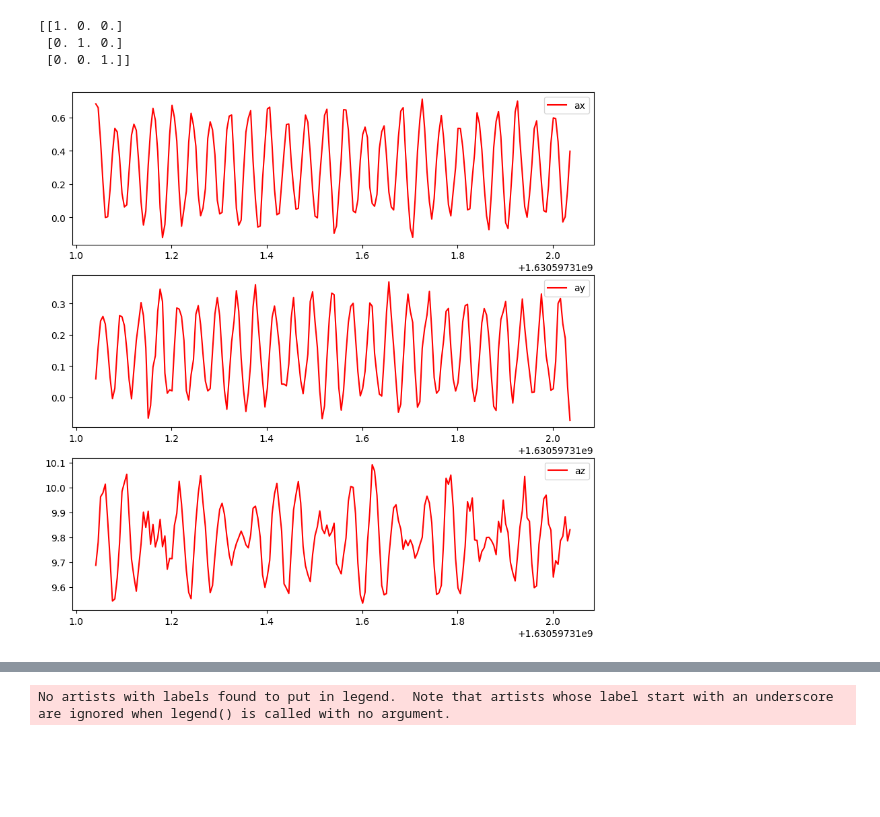
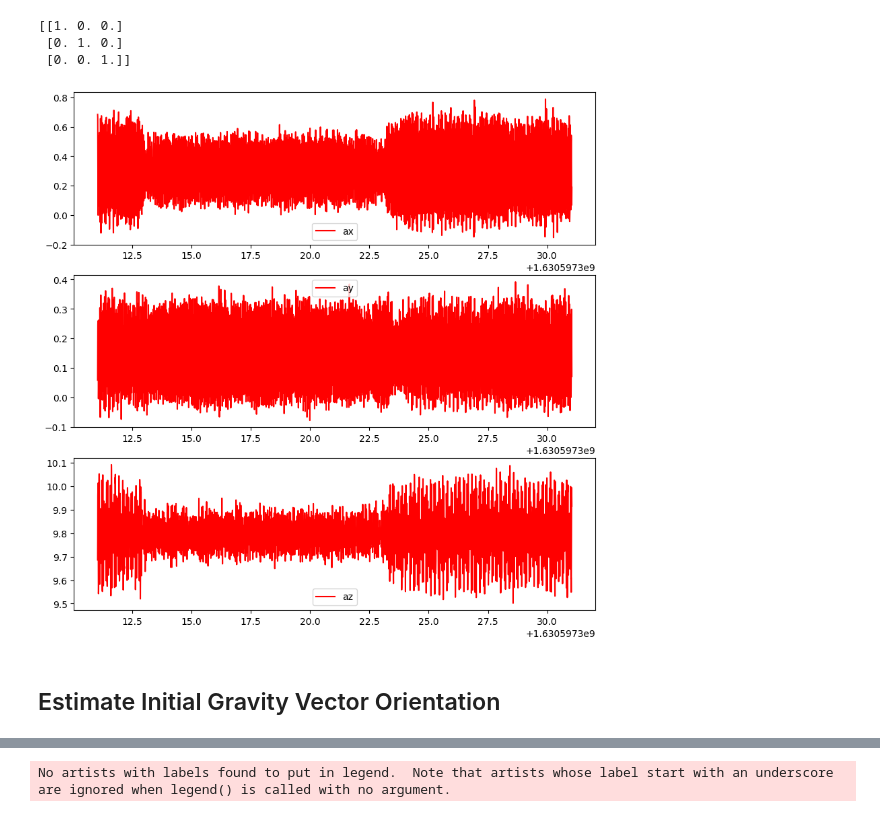
Before and after one commit to utiasASRL/steam_icp, a Jupyter notebook: script/visualize_debug.ipynb, the cells around one changed output, grey strips where cells are left out. Saved outputs shown, nothing was run; the diff lists cells and outputs as text; code cells hidden in the pictures; blank space fills up the shorter version.

```diff
--- a/script/visualize_debug.ipynb
+++ b/script/visualize_debug.ipynb
@@ -253,27 +252,27 @@ def downsample_imu(data, downsample_rate=2):
         out[:, i] = signal.resample(data[:, i], N2)
     return out
 # %%
-N = 200
+N = 4000
 ds_rate = 2
 fig, axs = plt.subplots(3, 1, figsize=(10, 10))
 ds_data = downsample_imu(imu_data, ds_rate)
 axs[0].plot(imu_times[:N], imu_data[:N, 0], 'r', label='ax')
 # axs[0].plot(imu_times[::ds_rate][:int(N/ds_rate)], ds_data[:int(N/ds_rate), 0], 'b', label='ax (ds)')
 axs[1].plot(imu_times[:N], imu_data[:N, 1], 'r', label='ay')
 # axs[1].plot(imu_times[::ds_rate][:int(N/ds_rate)], ds_data[:int(N/ds_rate), 1], 'b', label='ay (ds)')
 axs[2].plot(imu_times[:N], imu_data[:N, 2], 'r', label='az')
 # axs[2].plot(imu_times[::ds_rate][:int(N/ds_rate)], ds_data[:int(N/ds_rate), 2], 'b', label='az (ds)')
 # mean_a = []
 # for j in range(20, N):
 #     mean_a.append(np.mean(accel_minus_gravity[j - 20 : j, 0]))
 # axs[0].plot(mean_a, 'b', label='mean_a')
 
 axs[0].legend()
 axs[1].legend()
 axs[2].legend()
 plt.show()
 # %% [output]
-[figure, old version]
+[figure, new version]
 # %%
 # for line in imu_raw_lines:
 #     line = [float(x) for x in line.rstrip().split(',')]
@@ -290,3 +289,5 @@ plt.show()
 #     T_enu_applanix[2, 3] = gps_data[3]
 #     T_enu_robot = T_enu_applanix @ T_applanix_robot
 #     accel_minus_gravity.append(a_raw + T_enu_robot[:3, :3].T @ g)
+# %% [markdown]
+## Estimate Initial Gravity Vector Orientation
```
Also changed, not shown: parts of 12 cells of this notebook, 6 other files.
